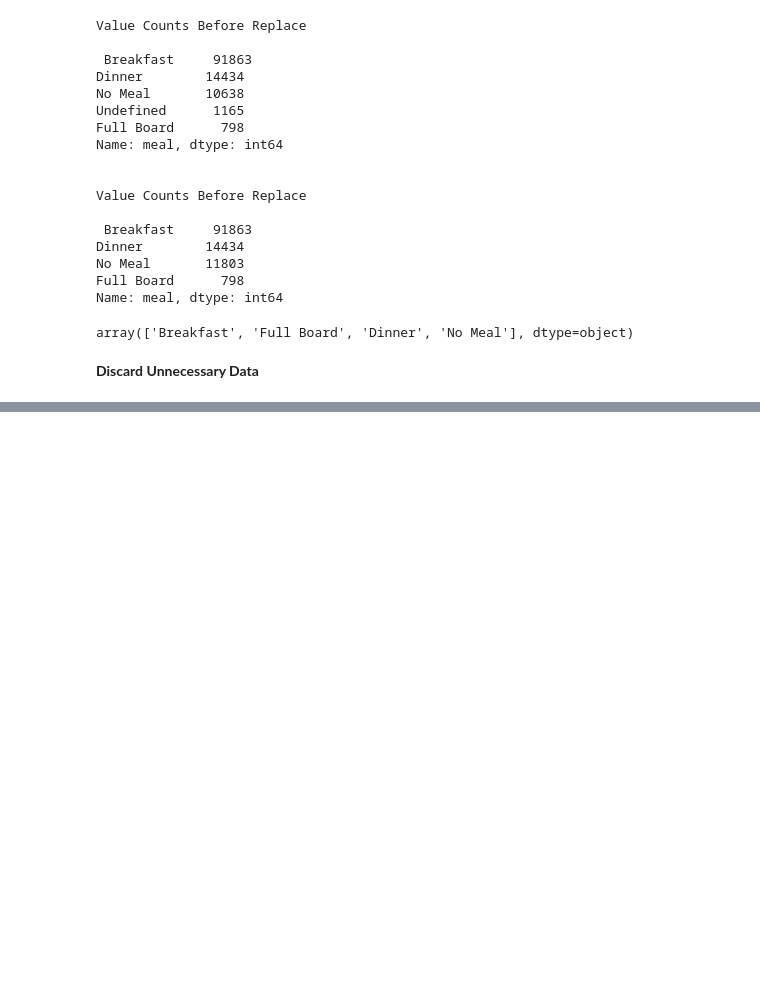
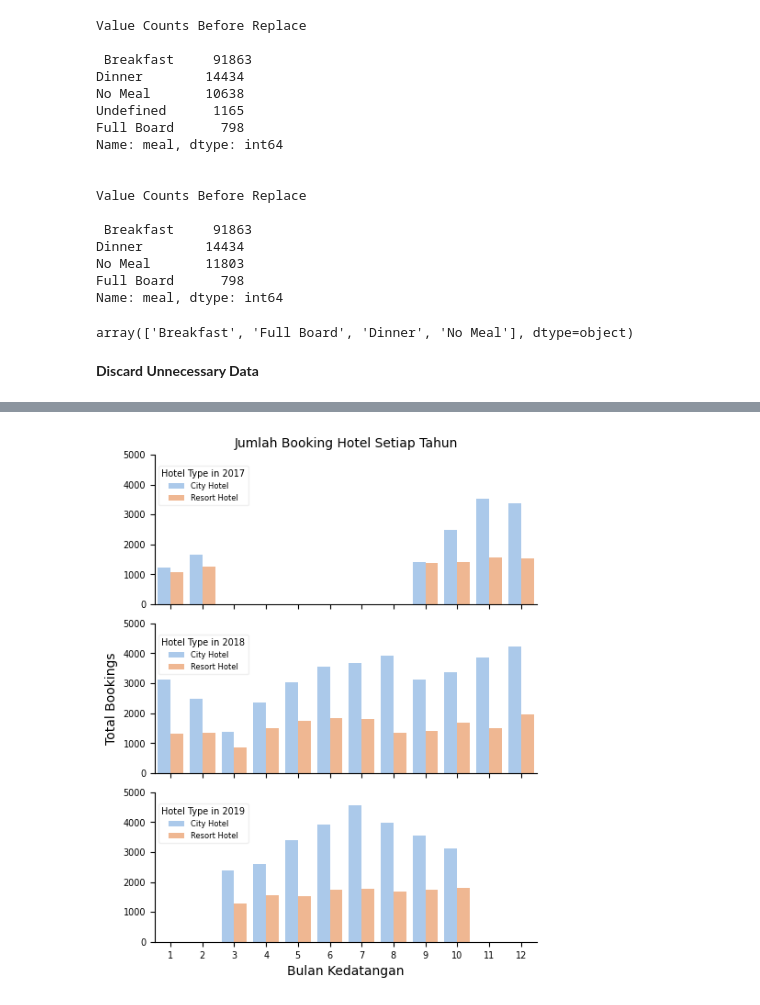
Before and after one commit to JodhiKrisantus/Investigate-Business-Hotel-using-Data-Visualization, a Jupyter notebook: Investigate Hotel Business Data Visualization-Jodhi.ipynb, the cells around one changed output, grey strips where cells are left out. Cells and saved outputs as stored; diff of their text form; code cells hidden in the pictures; blank space fills up the shorter version.

Commit message:
add monthly booking anlysis visual

```diff
--- a/Investigate Hotel Business Data Visualization-Jodhi.ipynb
+++ b/Investigate Hotel Business Data Visualization-Jodhi.ipynb
@@ -193,4 +206,5 @@ array(['Breakfast', 'Full Board', 'Dinner', 'No Meal'], dtype=object)
 # total_guests = adults, children, babies
 df['total_guests'] = df['adults'] + df['children'] + df['babies']
 df['total_guests'] = df['total_guests'].astype('int64')
-df
+df = df.drop(columns=['adults','children','babies'])
+df.reset_index(inplace=True)
@@ -210,0 +267,53 @@ df
+# %%
+df_total_booking_2017 = df_total_booking[['arrival_date_month','2017 City Hotel','2017 Resort Hotel']]
+df_total_booking_2017 = df_total_booking_2017.melt(id_vars='arrival_date_month',var_name='Hotel',value_name='Total Bookings').sort_values(by='arrival_date_month')
+df_total_booking_2017['Hotel'] = df_total_booking_2017['Hotel'].replace('2017 City Hotel','City Hotel')
+df_total_booking_2017['Hotel'] = df_total_booking_2017['Hotel'].replace('2017 Resort Hotel','Resort Hotel')
+
+df_total_booking_2018 = df_total_booking[['arrival_date_month','2018 City Hotel','2018 Resort Hotel']]
+df_total_booking_2018 = df_total_booking_2018.melt(id_vars='arrival_date_month',var_name='Hotel',value_name='Total Bookings').sort_values(by='arrival_date_month')
+df_total_booking_2018['Hotel'] = df_total_booking_2018['Hotel'].replace('2018 City Hotel','City Hotel')
+df_total_booking_2018['Hotel'] = df_total_booking_2018['Hotel'].replace('2018 Resort Hotel','Resort Hotel')
+
+df_total_booking_2019 = df_total_booking[['arrival_date_month','2019 City Hotel','2019 Resort Hotel']]
+df_total_booking_2019 = df_total_booking_2019.melt(id_vars='arrival_date_month',var_name='Hotel',value_name='Total Bookings').sort_values(by='arrival_date_month')
+df_total_booking_2019['Hotel'] = df_total_booking_2019['Hotel'].replace('2019 City Hotel','City Hotel')
+df_total_booking_2019['Hotel'] = df_total_booking_2019['Hotel'].replace('2019 Resort Hotel','Resort Hotel')
+# %%
+fig, ax = plt.subplots(3,1, figsize = (5,6), sharex=True)
+plt.subplot(3, 1, 1)
+sns.barplot(data=df_total_booking_2017, x='arrival_date_month', y='Total Bookings', hue='Hotel', palette='pastel')
+plt.legend(title='Hotel Type in 2017', bbox_to_anchor=(0,0.95), loc='upper left',framealpha=0.3,fontsize=6,title_fontsize=7)
+plt.ylim(0,5000)
+plt.xlabel('')
+plt.ylabel('')
+
+plt.xticks(fontsize=7)
+plt.yticks(fontsize=7)
+
+plt.subplot(3, 1, 2)
+sns.barplot(data=df_total_booking_2018, x='arrival_date_month', y='Total Bookings', hue='Hotel', palette='pastel')
+plt.legend(title='Hotel Type in 2018', bbox_to_anchor=(0, 0.95), loc='upper left',framealpha=0.3, fontsize=6,title_fontsize=7)
+plt.ylim(0,5000)
+plt.xlabel('')
+plt.ylabel('Total Bookings')
+plt.xticks(fontsize=7)
+plt.yticks(fontsize=7)
+
+plt.subplot(3, 1, 3)
+sns.barplot(data=df_total_booking_2019, x='arrival_date_month', y='Total Bookings', hue='Hotel', palette='pastel')
+plt.legend('').set_visible(False)  # Menghilangkan legend
+plt.ylim(0,5000)
+plt.legend(title='Hotel Type in 2019', bbox_to_anchor=(0, 0.95), loc='upper left',framealpha=0.3,fontsize=6,title_fontsize=7)
+plt.xlabel('Bulan Kedatangan')
+plt.ylabel('')
+
+plt.xticks(fontsize=7)
+plt.yticks(fontsize=7)
+
+sns.despine(top=True)
+plt.tight_layout()
+ax[0].set_title('Jumlah Booking Hotel Setiap Tahun', fontsize=10)
+plt.savefig('Jumlah Booking Hotel Setiap Tahun')
+# %% [output]
+[figure, added]
```
Also changed, not shown: parts of 12 cells of this notebook.
